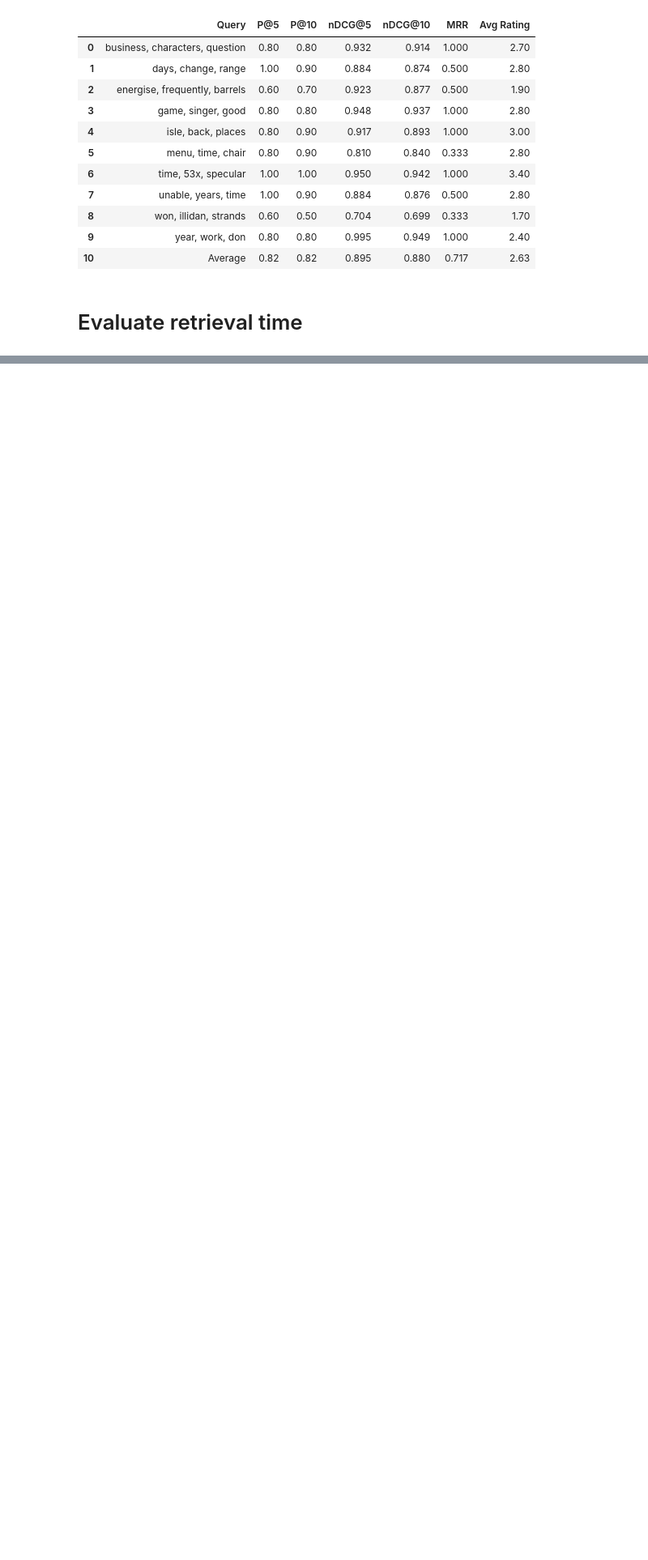
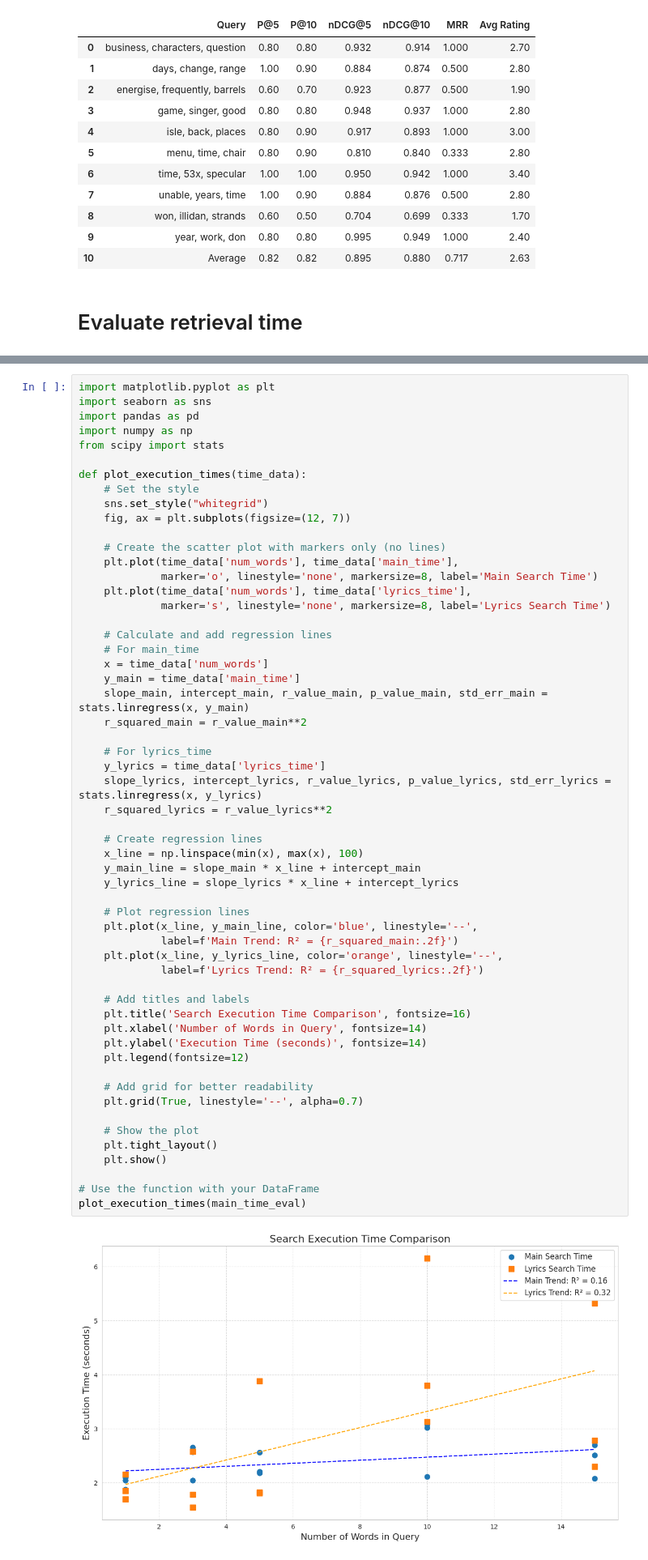
Before and after one commit to ferozmay/Melody-Match, a Jupyter notebook: notebooks_similarity/lyrics_evaluation.ipynb, the cells around one changed output, grey strips where cells are left out. Shown at 81% size. Cells and saved outputs as stored; diff of their text form; blank space fills up the shorter version.

```diff
--- a/notebooks_similarity/lyrics_evaluation.ipynb
+++ b/notebooks_similarity/lyrics_evaluation.ipynb
@@ -363,0 +386,58 @@ acrosome, strategic, depraved, huge, maintain, song, back, formulation, free
+# %%
+import matplotlib.pyplot as plt
+import seaborn as sns
+import pandas as pd
+import numpy as np
+from scipy import stats
+
+def plot_execution_times(time_data):
+    # Set the style
+    sns.set_style("whitegrid")
+    fig, ax = plt.subplots(figsize=(12, 7))
+
+    # Create the scatter plot with markers only (no lines)
+    plt.plot(time_data['num_words'], time_data['main_time'],
+             marker='o', linestyle='none', markersize=8, label='Main Search Time')
+    plt.plot(time_data['num_words'], time_data['lyrics_time'],
+             marker='s', linestyle='none', markersize=8, label='Lyrics Search Time')
+
+    # Calculate and add regression lines
+    # For main_time
+    x = time_data['num_words']
+    y_main = time_data['main_time']
+    slope_main, intercept_main, r_value_main, p_value_main, std_err_main = stats.linregress(x, y_main)
+    r_squared_main = r_value_main**2
+
+    # For lyrics_time
+    y_lyrics = time_data['lyrics_time']
+    slope_lyrics, intercept_lyrics, r_value_lyrics, p_value_lyrics, std_err_lyrics = stats.linregress(x, y_lyrics)
+    r_squared_lyrics = r_value_lyrics**2
+
+    # Create regression lines
+    x_line = np.linspace(min(x), max(x), 100)
+    y_main_line = slope_main * x_line + intercept_main
+    y_lyrics_line = slope_lyrics * x_line + intercept_lyrics
+
+    # Plot regression lines
+    plt.plot(x_line, y_main_line, color='blue', linestyle='--',
+             label=f'Main Trend: R² = {r_squared_main:.2f}')
+    plt.plot(x_line, y_lyrics_line, color='orange', linestyle='--',
+             label=f'Lyrics Trend: R² = {r_squared_lyrics:.2f}')
+
+    # Add titles and labels
+    plt.title('Search Execution Time Comparison', fontsize=16)
+    plt.xlabel('Number of Words in Query', fontsize=14)
+    plt.ylabel('Execution Time (seconds)', fontsize=14)
+    plt.legend(fontsize=12)
+
+    # Add grid for better readability
+    plt.grid(True, linestyle='--', alpha=0.7)
+
+    # Show the plot
+    plt.tight_layout()
+    plt.show()
+
+# Use the function with your DataFrame
+plot_execution_times(main_time_eval)
+# %% [output]
+[figure, added]
```
Also changed, not shown: parts of 5 cells of this notebook, 1 other file.
